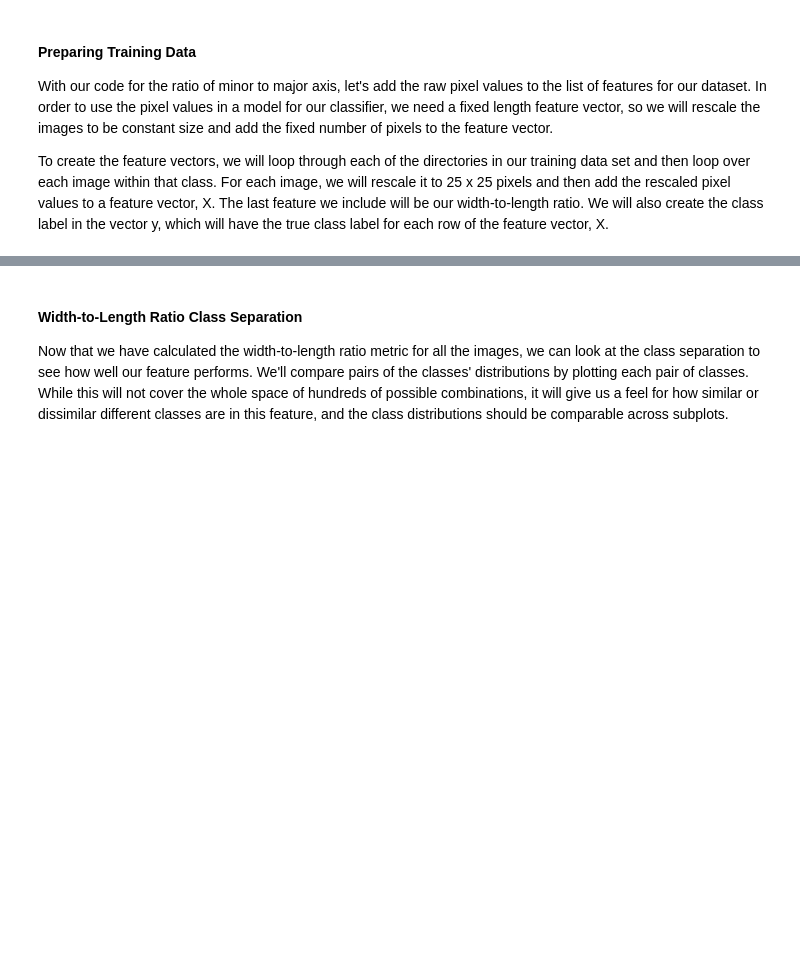
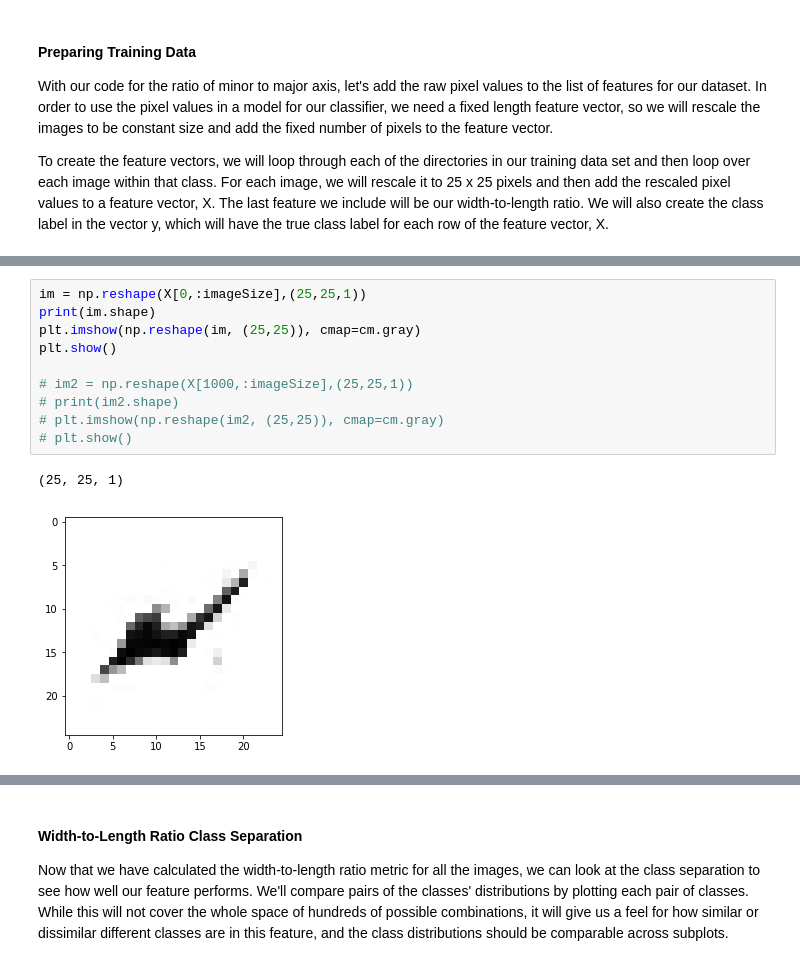
Before and after one commit to davide-belli/kaggle-datascience-plankton, a Jupyter notebook: Tutorial.ipynb, the cells around one changed output, grey strips where cells are left out. Saved outputs shown, nothing was run; the diff lists cells and outputs as text; blank space fills up the shorter version.

```diff
--- a/Tutorial.ipynb
+++ b/Tutorial.ipynb
@@ -211,0 +381,13 @@ Reading images
+# %%
+im = np.reshape(X[0,:imageSize],(25,25,1))
+print(im.shape)
+plt.imshow(np.reshape(im, (25,25)), cmap=cm.gray)
+plt.show()
+
+# im2 = np.reshape(X[1000,:imageSize],(25,25,1))
+# print(im2.shape)
+# plt.imshow(np.reshape(im2, (25,25)), cmap=cm.gray)
+# plt.show()
+# %% [output]
+(25, 25, 1)
+[figure, added]
```
Also changed, not shown: parts of 27 cells of this notebook.
